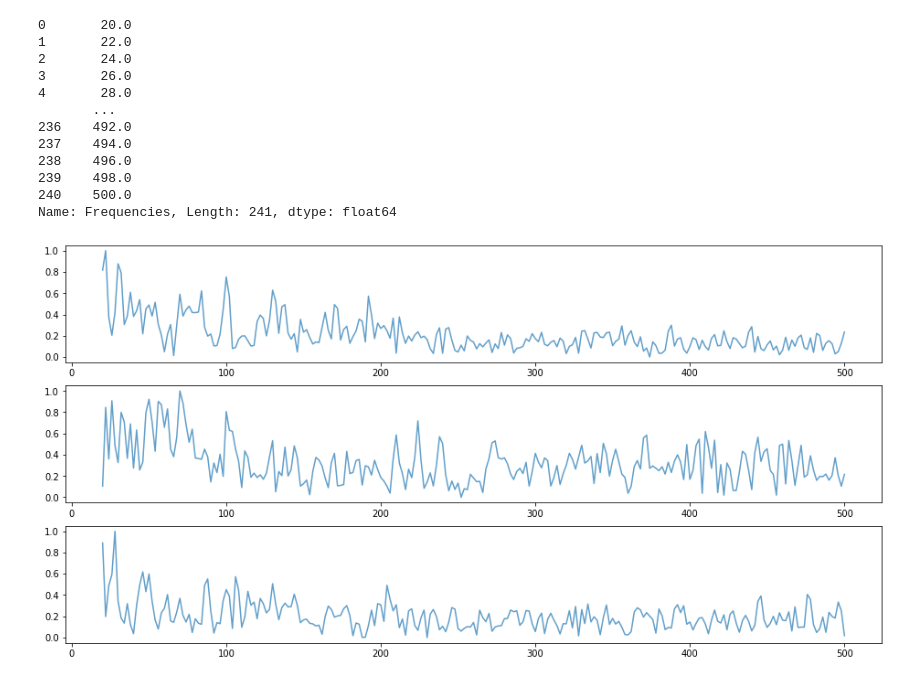
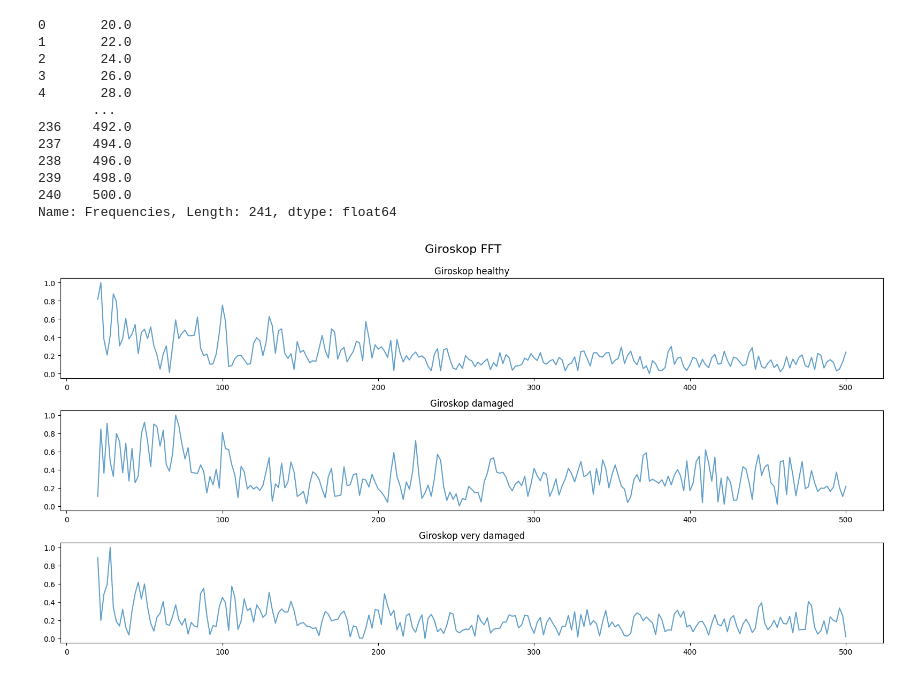
Before and after one commit to AiR-ISZ-Gr1/drones_prediction, a Jupyter notebook: preprocessing.ipynb, the cells around one changed output. Drawn from its saved outputs; the diff is of its cells as text; code cells hidden in the pictures.

```diff
--- a/preprocessing.ipynb
+++ b/preprocessing.ipynb
@@ -287,18 +314,31 @@ Name: Frequencies, Length: 241, dtype: float64
 # %%
 freq = df_gyro_agg_healthy['Frequencies']
 
 samples_1 = [x for x in df_gyro_agg_healthy.keys() if 'Sample' in x]
 samples_2 = [x for x in df_gyro_agg_damaged.keys() if 'Sample' in x]
 samples_3 = [x for x in df_gyro_agg_very_damaged.keys() if 'Sample' in x]
+# Przykładowy kod z danymi
+fig, ax = plt.subplots(3, 1, figsize=[16, 8])
 
-fig,ax = plt.subplots(3,1,figsize=[16,8])
+# Dodanie danych do wykresów
 for col in samples_1[6:7]:
-    ax[0].plot(freq,df_gyro_agg_healthy[col],alpha = 0.7)
+    ax[0].plot(freq, df_gyro_agg_healthy[col], alpha=0.7)
+    ax[0].set_title('Giroskop healthy')
 
 for col in samples_2[6:7]:
-    ax[1].plot(freq,df_gyro_agg_damaged[col],alpha = 0.7)
+    ax[1].plot(freq, df_gyro_agg_damaged[col], alpha=0.7)
+    ax[1].set_title('Giroskop damaged')
 
 for col in samples_3[6:7]:
-    ax[2].plot(freq,df_gyro_agg_very_damaged[col],alpha = 0.7)
+    ax[2].plot(freq, df_gyro_agg_very_damaged[col], alpha=0.7)
+    ax[2].set_title('Giroskop very damaged')
+
+# Dodanie tytułu głównego
+fig.suptitle('Giroskop FFT', fontsize=16)
+
+# Wyświetlenie wykresów
+plt.tight_layout()
+plt.subplots_adjust(top=0.9)  # Adjust to make room for the main title
+plt.show()
 # %% [output]
-[figure, old version]
+[figure, new version]
```
Also changed, not shown: parts of 5 cells of this notebook, 11 other files.
